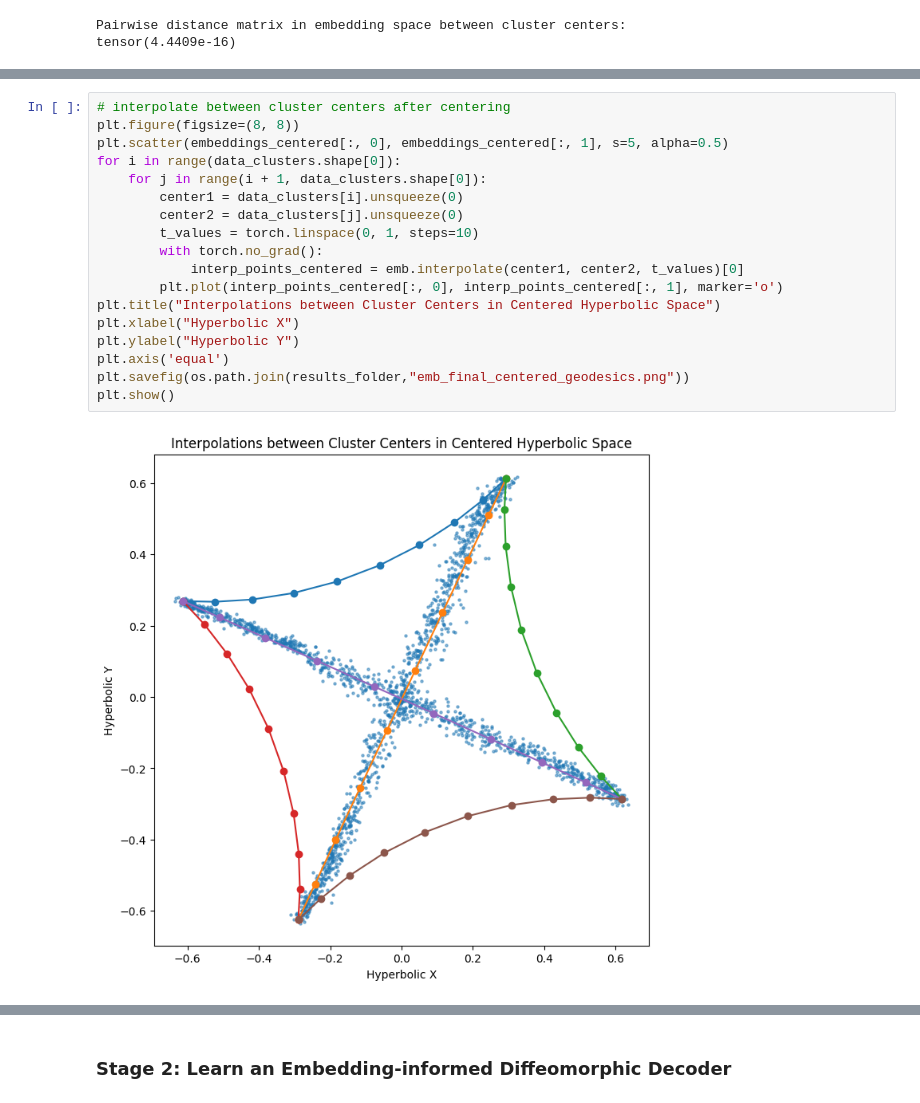
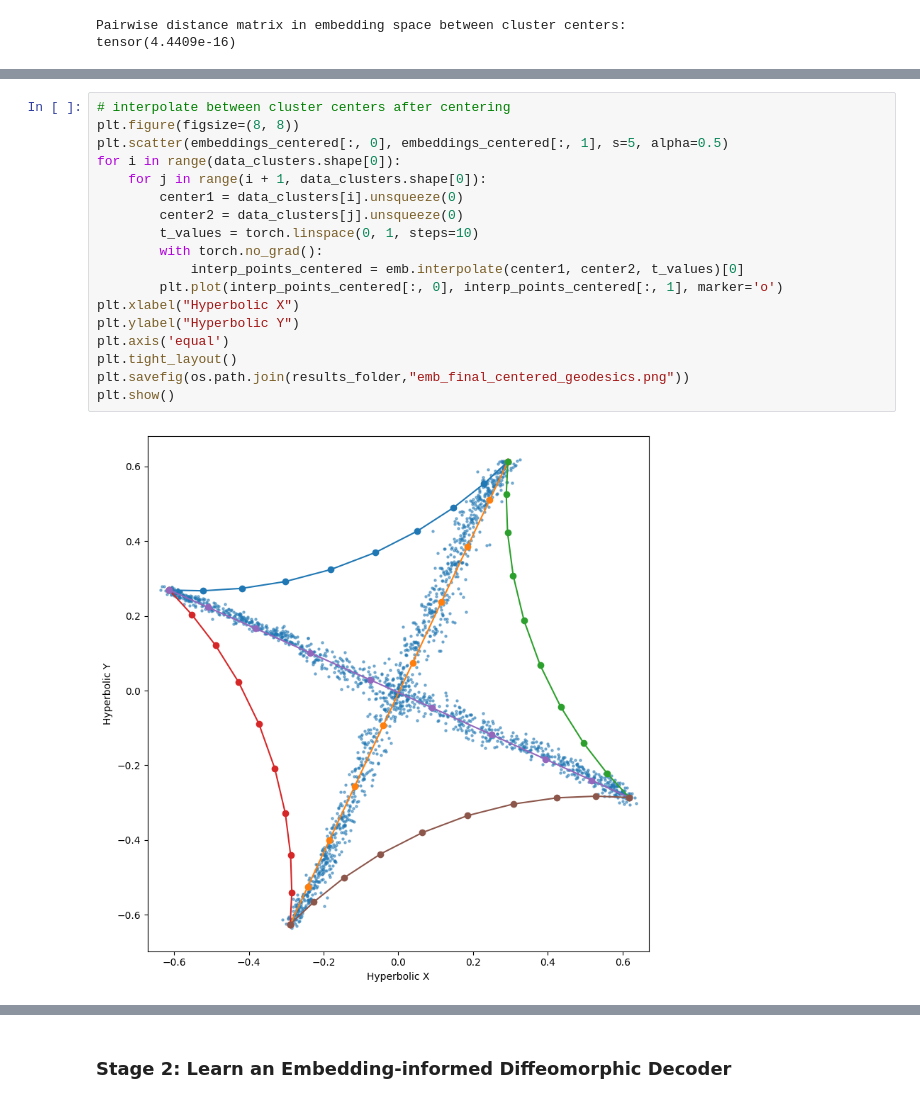
Before and after one commit to wdiepeveen/Riemannian-Archetypal-Analysis, a Jupyter notebook: tree_three_phase.ipynb, the cells around one changed output, grey strips where cells are left out. Saved outputs shown, nothing was run; the diff lists cells and outputs as text.

Commit message:
minor changes to tree figures

```diff
--- a/tree_three_phase.ipynb
+++ b/tree_three_phase.ipynb
@@ -228,23 +227,23 @@ plt.show()
 # %%
 # interpolate between cluster centers after centering
 plt.figure(figsize=(8, 8))
 plt.scatter(embeddings_centered[:, 0], embeddings_centered[:, 1], s=5, alpha=0.5)
 for i in range(data_clusters.shape[0]):
     for j in range(i + 1, data_clusters.shape[0]):
         center1 = data_clusters[i].unsqueeze(0)
         center2 = data_clusters[j].unsqueeze(0)
         t_values = torch.linspace(0, 1, steps=10)
         with torch.no_grad():
             interp_points_centered = emb.interpolate(center1, center2, t_values)[0]
         plt.plot(interp_points_centered[:, 0], interp_points_centered[:, 1], marker='o')
-plt.title("Interpolations between Cluster Centers in Centered Hyperbolic Space")
 plt.xlabel("Hyperbolic X")
 plt.ylabel("Hyperbolic Y")
 plt.axis('equal')
+plt.tight_layout()
 plt.savefig(os.path.join(results_folder,"emb_final_centered_geodesics.png"))
 plt.show()
 # %% [output]
-[figure, old version]
+[figure, new version]
 # %%
 # we would like to compute the barycentre of the embeddings and use this to center the embeddings
 with torch.no_grad():
```
Also changed, not shown: parts of 12 cells of this notebook, 13 other files.
